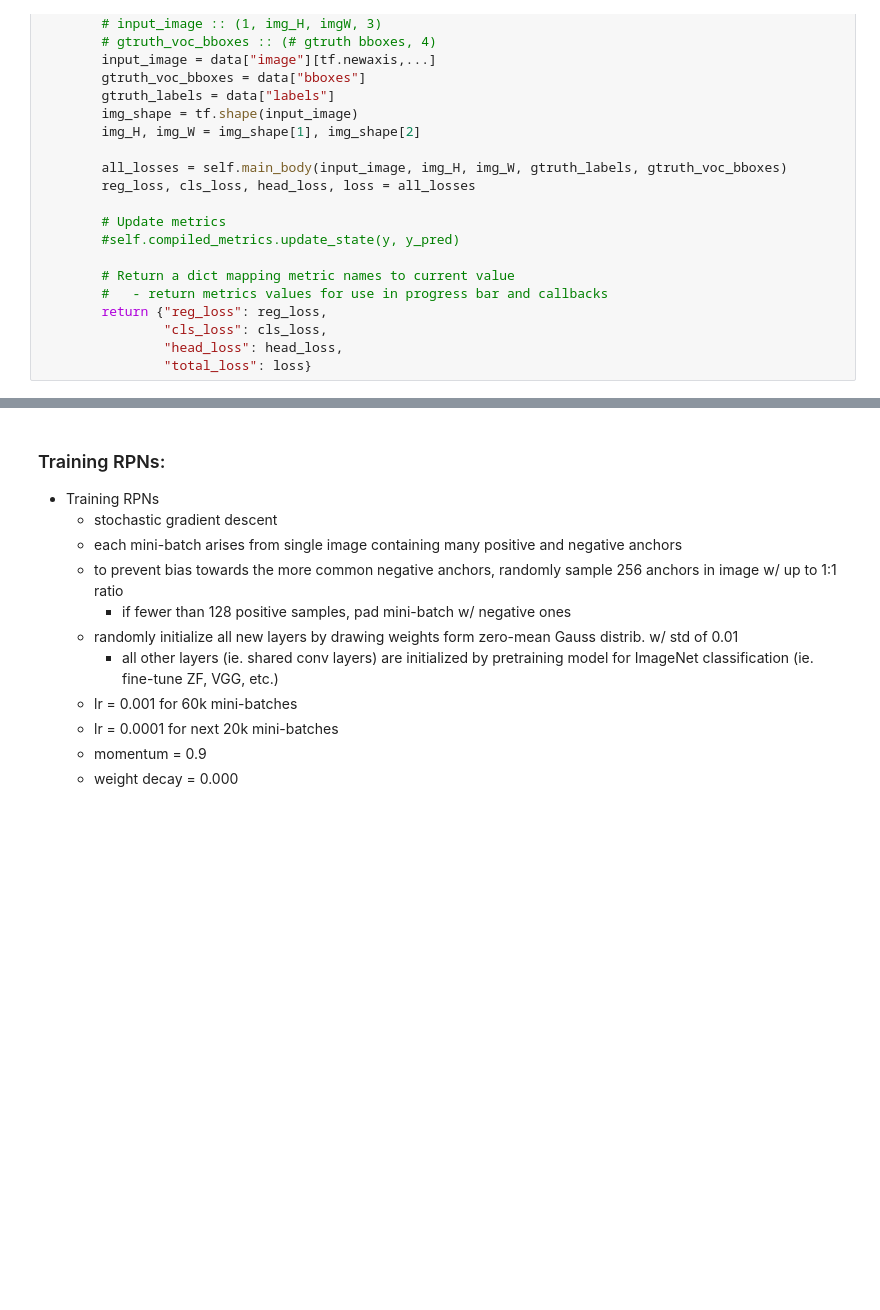
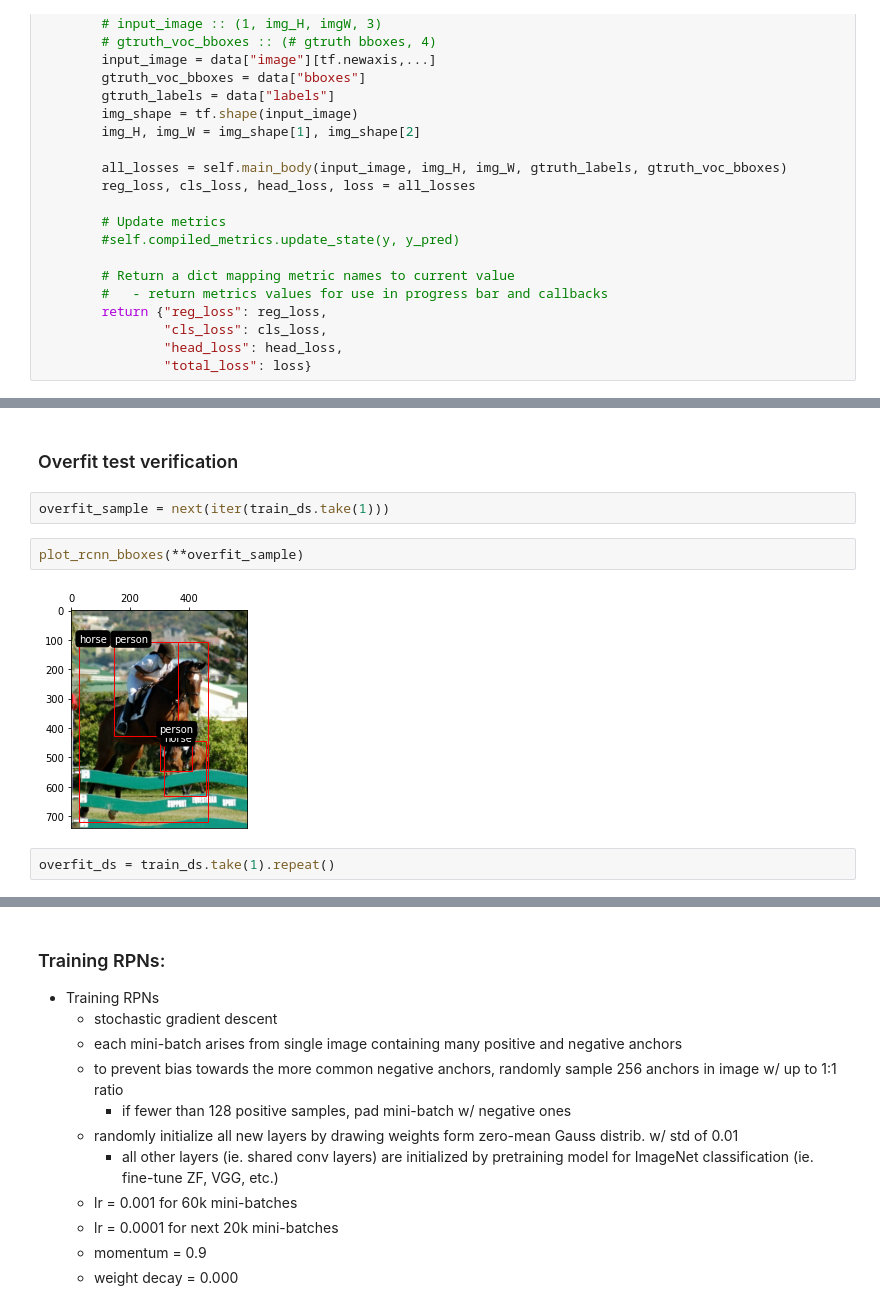
Before and after one commit to stanfidb/models, a Jupyter notebook: FasterRCNN.ipynb, the cells around one changed output, grey strips where cells are left out. Drawn from its saved outputs; the diff is of its cells as text; blank space fills up the shorter version.

```diff
--- a/FasterRCNN.ipynb
+++ b/FasterRCNN.ipynb
@@ -1061,0 +1092,10 @@ for data in train_ds.take(3):
+# %% [markdown]
+### Overfit test verification
+# %%
+overfit_sample = next(iter(train_ds.take(1)))
+# %%
+plot_rcnn_bboxes(**overfit_sample)
+# %% [output]
+[figure, added]
+# %%
+overfit_ds = train_ds.take(1).repeat()
```
Also changed, not shown: parts of 17 cells of this notebook.
